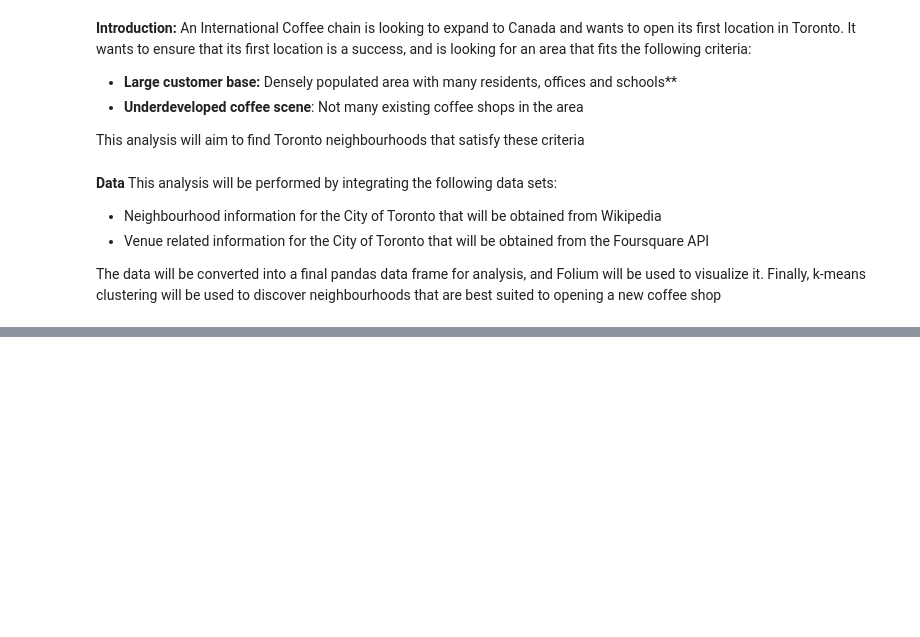
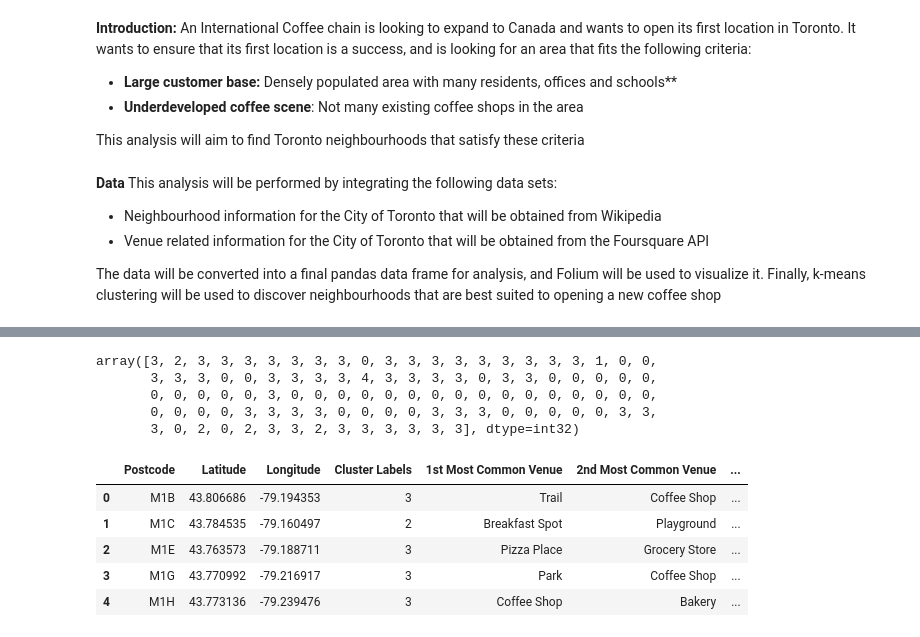
Before and after one commit to avizer/TOCoffee, a Jupyter notebook: TO Coffee Shop.ipynb, the cells around one changed output, grey strips where cells are left out. Cells and saved outputs as stored; diff of their text form; code cells hidden in the pictures; blank space fills up the shorter version.

```diff
--- a/TO Coffee Shop.ipynb
+++ b/TO Coffee Shop.ipynb
@@ -16,0 +357,12 @@ The data will be converted into a final pandas data frame for analysis, and Foli
+# %%
+num_top_venues=5
+
+for hood in to_grouped['Postcode']:
+    print("----"+hood+"----")
+    temp = to_grouped[to_grouped['Postcode'] == hood].T.reset_index()
+    temp.columns = ['venue','freq']
+    temp = temp.iloc[1:]
+    temp['freq'] = temp['freq'].astype(float)
+    temp = temp.round({'freq': 2})
+    print(temp.sort_values('freq', ascending=False).reset_index(drop=True).head(num_top_venues))
+    print('\n')
@@ -16,0 +421,46 @@ The data will be converted into a final pandas data frame for analysis, and Foli
+# %%
+# set number of clusters
+kclusters = 5
+
+to_grouped_clustering = to_grouped.drop('Postcode', 1)
+
+# run k-means clustering
+kmeans = KMeans(n_clusters=kclusters, random_state=0).fit(to_grouped_clustering)
+
+# check cluster labels generated for each row in the dataframe
+kmeans.labels_
+# %% [output]
+array([3, 2, 3, 3, 3, 3, 3, 3, 3, 0, 3, 3, 3, 3, 3, 3, 3, 3, 3, 1, 0, 0,
+       3, 3, 3, 0, 0, 3, 3, 3, 3, 4, 3, 3, 3, 3, 0, 3, 3, 0, 0, 0, 0, 0,
+       0, 0, 0, 0, 0, 3, 0, 0, 0, 0, 0, 0, 0, 0, 0, 0, 0, 0, 0, 0, 0, 0,
+       0, 0, 0, 0, 3, 3, 3, 3, 0, 0, 0, 0, 3, 3, 3, 0, 0, 0, 0, 0, 3, 3,
+       3, 0, 2, 0, 2, 3, 3, 2, 3, 3, 3, 3, 3, 3], dtype=int32)
+# %%
+dfg_group=dfg.groupby('Postcode').mean().reset_index()
+#dfg_group.head()
+#dfg_group['duplicate']=dfg_group.duplicated()
+#print(dfg_group.loc[dfg_group['duplicate']==False])
+#toronto_grouped['duplicate']=toronto_grouped.duplicated()
+#print(toronto_grouped.loc[toronto_grouped['duplicate']==False])
+
+to_merge=pd.merge(dfg_group, to_grouped, on='Postcode')
+to_merge1=to_merge[['Postcode','Latitude','Longitude']]
+to_merge1
+#toronto_merge=dfg
+
+# add clustering labels
+pd.options.mode.chained_assignment = None
+to_merge1['Cluster Labels'] = kmeans.labels_
+
+
+# merge toronto_grouped with toronto_data to add latitude/longitude for each neighborhood
+to_merge1 = to_merge1.join(neighborhoods_venues_sorted.set_index('Postcode'), on='Postcode')
+
+to_merge1.head() # check the last columns!
+# %% [output]
+|  | Postcode | Latitude | Longitude | Cluster Labels | 1st Most Common Venue | 2nd Most Common Venue | ... |
+| 0 | M1B | 43.806686 | -79.194353 | 3 | Trail | Coffee Shop | ... |
+| 1 | M1C | 43.784535 | -79.160497 | 2 | Breakfast Spot | Playground | ... |
+| 2 | M1E | 43.763573 | -79.188711 | 3 | Pizza Place | Grocery Store | ... |
+| 3 | M1G | 43.770992 | -79.216917 | 3 | Park | Coffee Shop | ... |
+| 4 | M1H | 43.773136 | -79.239476 | 3 | Coffee Shop | Bakery | ... |
```
Also changed, not shown: parts of 23 cells of this notebook.
